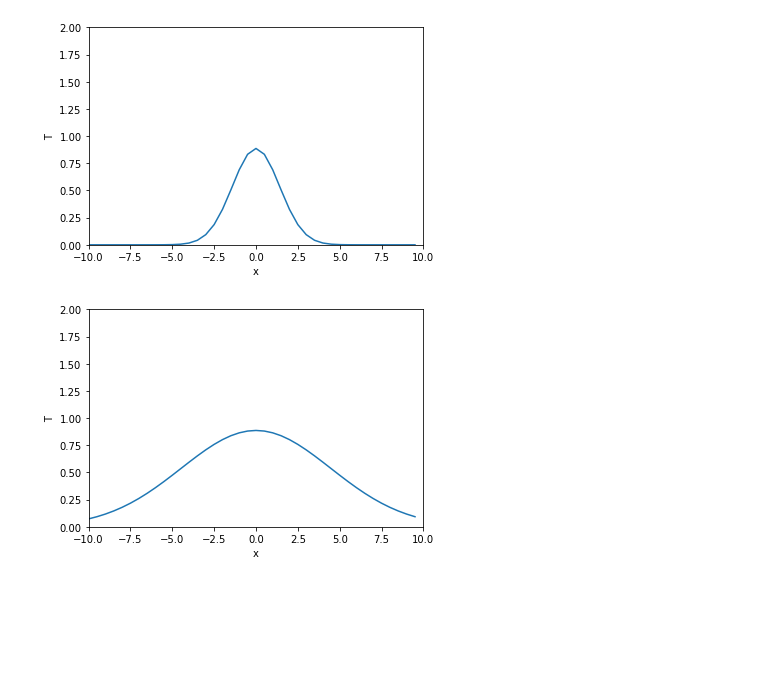
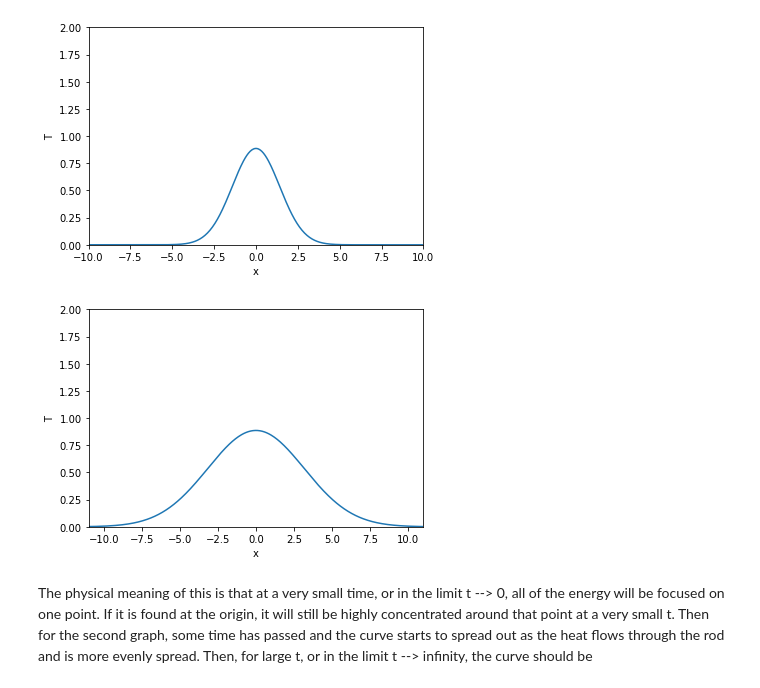
Before and after one commit to rebeccaceppas/pbset2, a Jupyter notebook: 1.62 graph.ipynb, the cells around one changed output. Saved outputs shown, nothing was run; the diff lists cells and outputs as text; code cells hidden in the pictures; blank space fills up the shorter version.

Commit message:
finished the graph and physical explanation.

```diff
--- a/1.62 graph.ipynb
+++ b/1.62 graph.ipynb
@@ -14,18 +14,18 @@ def temperature(x,t):
 # %% [markdown]
 Now, we graph this function with the Values of T on the y-axis and the values of x on the x-axis. We do this for different values of t. We are going to take increments of x to do this, but just choose a few values of t to make it simpler.
 # %%
-r=-10
+r=-14
 
 x=[]
 
-while r<10:
+while r<14:
     x.append(r)
-    r=r+0.5
+    r=r+0.05
 # %%
 T_at_very_small_t = []
 
 for i in range(0,len(x)):
-    T=temperature(x[i], 0.0001)
+    T=temperature(x[i], 0.001)
     T_at_very_small_t.append(T)
 # %%
 plt.plot(x,T_at_very_small_t)
@@ -59,16 +59,18 @@ plt.close()
 T_at_big_t = []
 
 for i in range(0,len(x)):
-    T=temperature(x[i], 10)
+    T=temperature(x[i], 5)
     T_at_big_t.append(T)
 # %%
 plt.plot(x,T_at_big_t)
 plt.xlabel('x')
 plt.ylabel('T')
-plt.xlim([-10,10])
+plt.xlim([-11,11])
 plt.ylim([0,2])
 plt.savefig('a1q2.png')
 plt.show()
 plt.close()
 # %% [output]
-[figure, old version]
+[figure, new version]
+# %% [markdown]
+The physical meaning of this is that at a very small time, or in the limit t --> 0, all of the energy will be focused on one point. If it is found at the origin, it will still be highly concentrated around that point at a very small t. Then for the second graph, some time has passed and the curve starts to spread out as the heat flows through the rod and is more evenly spread. Then, for large t, or in the limit t --> infinity, the curve should be
```
Also changed, not shown: parts of 1 cell of this notebook, 1 other file.
